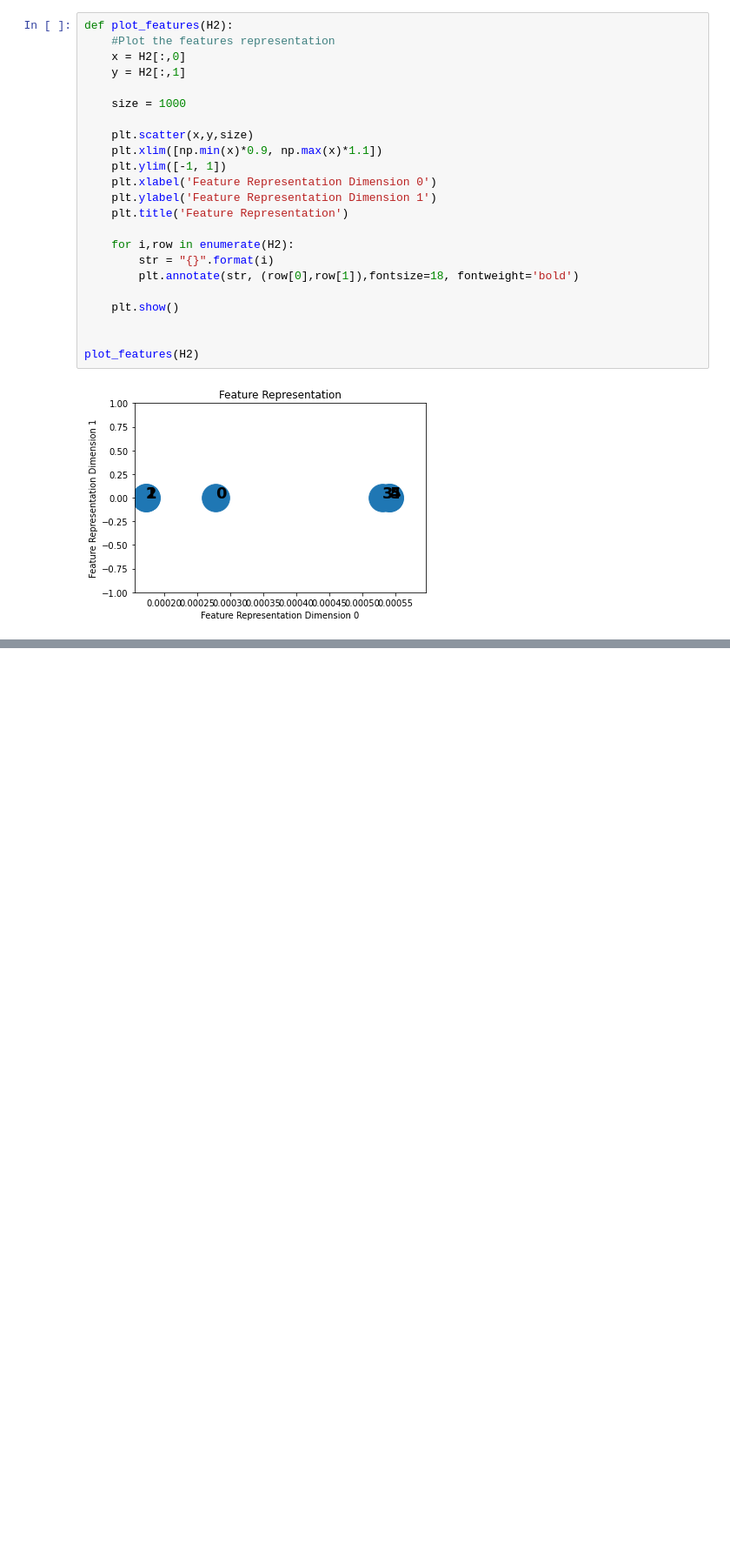
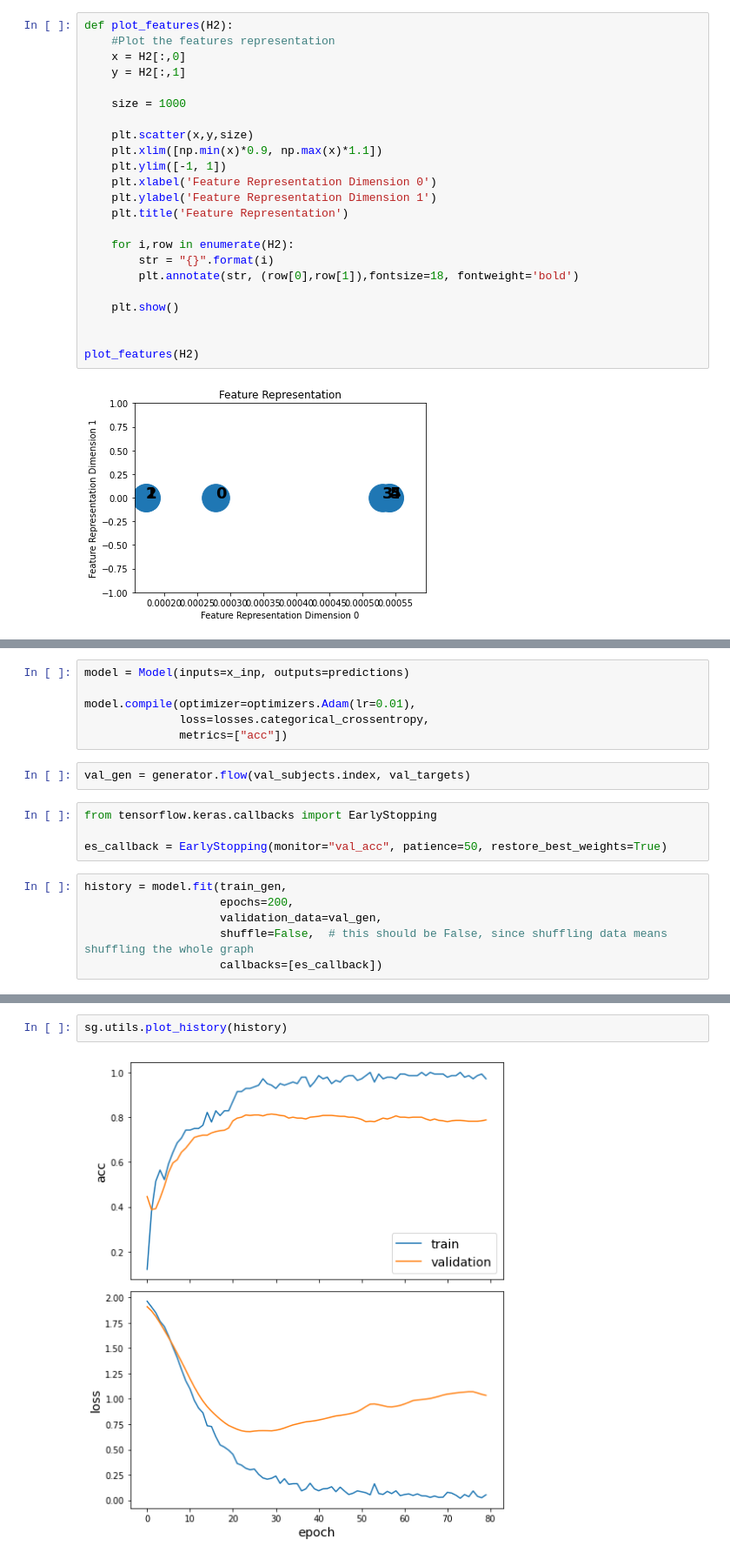
Before and after one commit to FraidoonOmarzai/GCN, a Jupyter notebook: GCN.ipynb, the cells around one changed output, grey strips where cells are left out. Shown at 87% size. Saved outputs shown, nothing was run; the diff lists cells and outputs as text; blank space fills up the shorter version.

```diff
--- a/GCN.ipynb
+++ b/GCN.ipynb
@@ -271,0 +386,18 @@ plot_features(H2)
+# %%
+model = Model(inputs=x_inp, outputs=predictions)
+
+model.compile(optimizer=optimizers.Adam(lr=0.01),
+              loss=losses.categorical_crossentropy,
+              metrics=["acc"])
+# %%
+val_gen = generator.flow(val_subjects.index, val_targets)
+# %%
+from tensorflow.keras.callbacks import EarlyStopping
+
+es_callback = EarlyStopping(monitor="val_acc", patience=50, restore_best_weights=True)
+# %%
+history = model.fit(train_gen,
+                    epochs=200,
+                    validation_data=val_gen,
+                    shuffle=False,  # this should be False, since shuffling data means shuffling the whole graph
+                    callbacks=[es_callback])
@@ -271,0 +422,4 @@ plot_features(H2)
+# %%
+sg.utils.plot_history(history)
+# %% [output]
+[figure, added]
```
Also changed, not shown: parts of 39 cells of this notebook.
